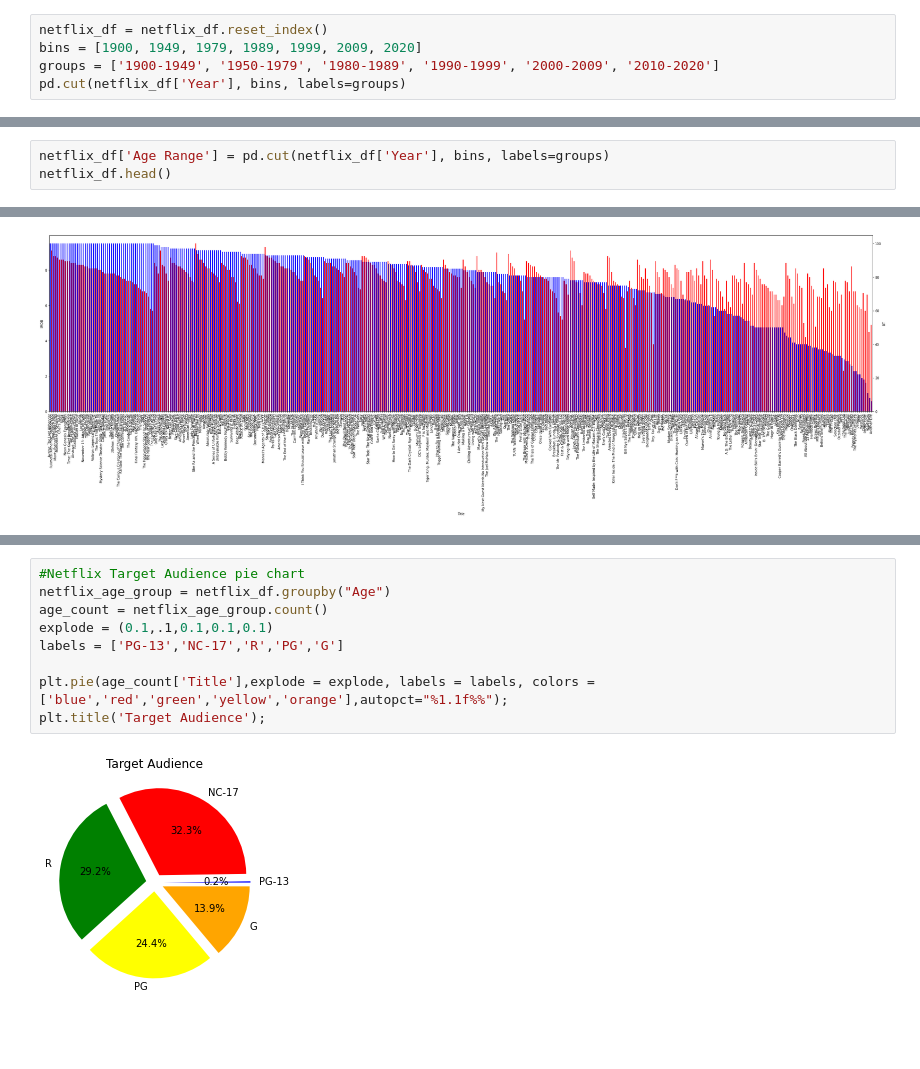
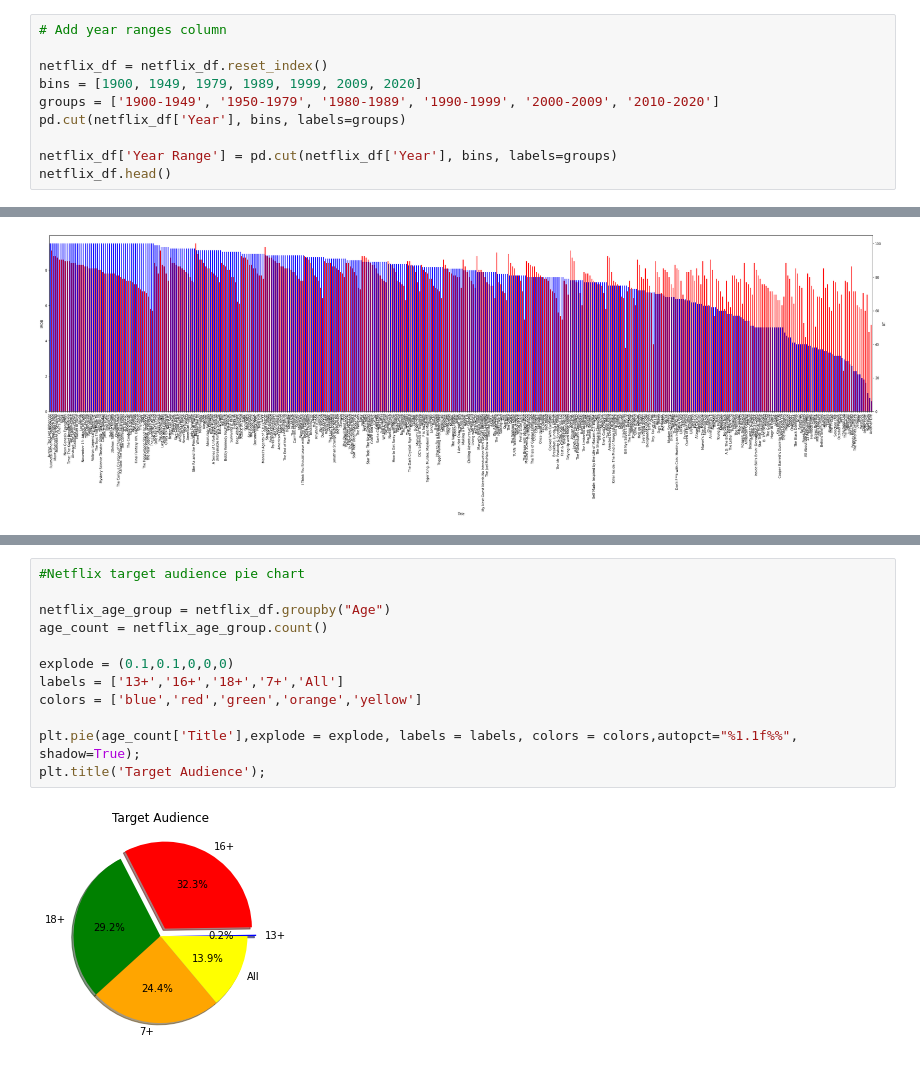
Before and after one commit to Tgreenhu/streaming-platform-analysis, a Jupyter notebook: netflix.ipynb, the cells around one changed output, grey strips where cells are left out. Drawn from its saved outputs; the diff is of its cells as text; blank space fills up the shorter version.

```diff
--- a/netflix.ipynb
+++ b/netflix.ipynb
@@ -83,6 +89,11 @@ netflix
 # %%
+# Add year ranges column
+
 netflix_df = netflix_df.reset_index()
 bins = [1900, 1949, 1979, 1989, 1999, 2009, 2020]
 groups = ['1900-1949', '1950-1979', '1980-1989', '1990-1999', '2000-2009', '2010-2020']
 pd.cut(netflix_df['Year'], bins, labels=groups)
+
+netflix_df['Year Range'] = pd.cut(netflix_df['Year'], bins, labels=groups)
+netflix_df.head()
 # %% [output]
@@ -102,3 +105,0 @@ Categories (6, object): [1900-1949 < 1950-1979 < 1980-1989 < 1990-1999 < 2000-20
-# %%
-netflix_df['Age Range'] = pd.cut(netflix_df['Year'], bins, labels=groups)
-netflix_df.head()
@@ -232,12 +223,15 @@ print(f"The correlation between both factors is {round(correlation[0],2)}")
 The correlation between both factors is 0.49
 # %%
-#Netflix Target Audience pie chart
+#Netflix target audience pie chart
+
 netflix_age_group = netflix_df.groupby("Age")
 age_count = netflix_age_group.count()
-explode = (0.1,.1,0.1,0.1,0.1)
-labels = ['PG-13','NC-17','R','PG','G']
 
-plt.pie(age_count['Title'],explode = explode, labels = labels, colors = ['blue','red','green','yellow','orange'],autopct="%1.1f%%");
+explode = (0.1,0.1,0,0,0)
+labels = ['13+','16+','18+','7+','All']
+colors = ['blue','red','green','orange','yellow']
+
+plt.pie(age_count['Title'],explode = explode, labels = labels, colors = colors,autopct="%1.1f%%", shadow=True);
 plt.title('Target Audience');
 # %% [output]
-[figure, old version]
+[figure, new version]
```
Also changed, not shown: parts of 20 cells of this notebook, 1 other file.
